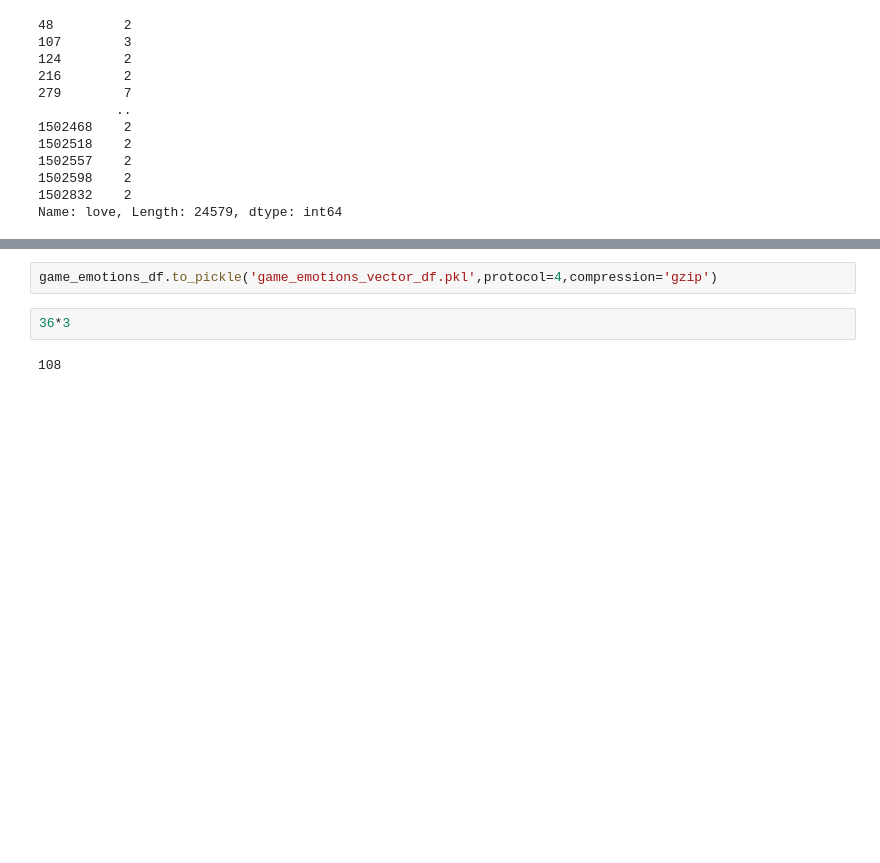
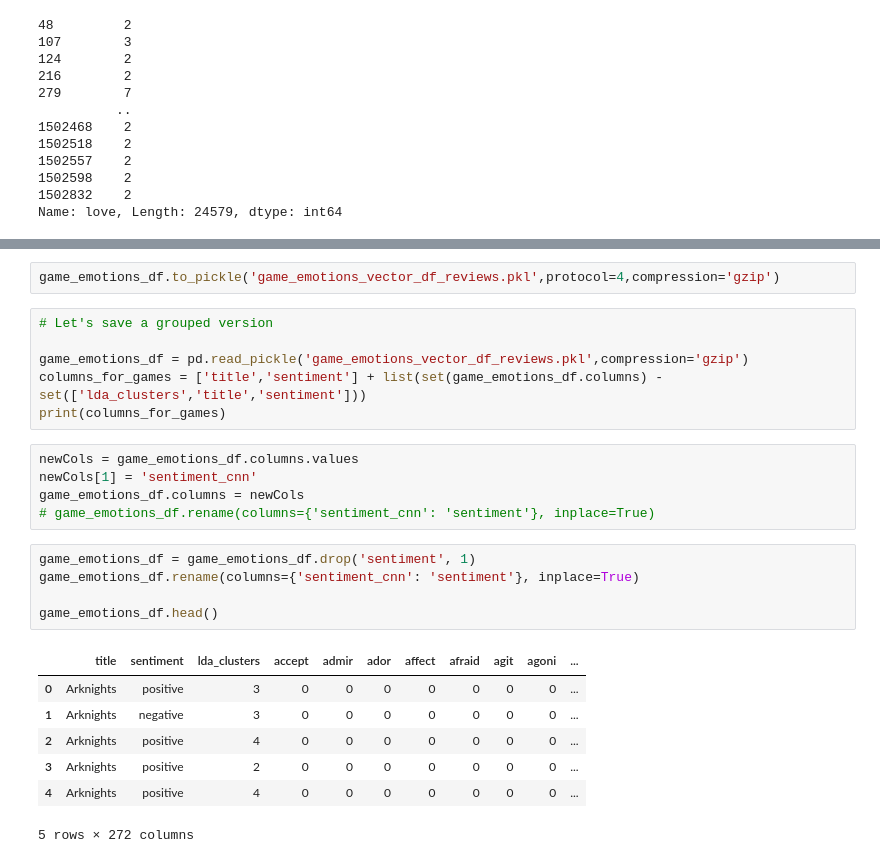
Before and after one commit to mdberryh/CapstoneGotchaGaming, a Jupyter notebook: Clustering_POS_WordVectors.ipynb, the cells around one changed output, grey strips where cells are left out. Saved outputs shown, nothing was run; the diff lists cells and outputs as text; blank space fills up the shorter version.

```diff
--- a/Clustering_POS_WordVectors.ipynb
+++ b/Clustering_POS_WordVectors.ipynb
@@ -802,6 +810,26 @@ game_emotions_df.head()
 # %%
-game_emotions_df.to_pickle('game_emotions_vector_df.pkl',protocol=4,compression='gzip')
+game_emotions_df.to_pickle('game_emotions_vector_df_reviews.pkl',protocol=4,compression='gzip')
-# %%
-36*3
-# %% [output]
-108
+# %%
+# Let's save a grouped version
+
+game_emotions_df = pd.read_pickle('game_emotions_vector_df_reviews.pkl',compression='gzip')
+columns_for_games = ['title','sentiment'] + list(set(game_emotions_df.columns) - set(['lda_clusters','title','sentiment']))
+print(columns_for_games)
+# %%
+newCols = game_emotions_df.columns.values
+newCols[1] = 'sentiment_cnn'
+game_emotions_df.columns = newCols
+# game_emotions_df.rename(columns={'sentiment_cnn': 'sentiment'}, inplace=True)
+# %%
+game_emotions_df = game_emotions_df.drop('sentiment', 1)
+game_emotions_df.rename(columns={'sentiment_cnn': 'sentiment'}, inplace=True)
+
+game_emotions_df.head()
+# %% [output]
+|  | title | sentiment | lda_clusters | accept | admir | ador | affect | afraid | agit | agoni | ... |
+| 0 | Arknights | positive | 3 | 0 | 0 | 0 | 0 | 0 | 0 | 0 | ... |
+| 1 | Arknights | negative | 3 | 0 | 0 | 0 | 0 | 0 | 0 | 0 | ... |
+| 2 | Arknights | positive | 4 | 0 | 0 | 0 | 0 | 0 | 0 | 0 | ... |
+| 3 | Arknights | positive | 2 | 0 | 0 | 0 | 0 | 0 | 0 | 0 | ... |
+| 4 | Arknights | positive | 4 | 0 | 0 | 0 | 0 | 0 | 0 | 0 | ... |
+5 rows × 272 columns
```
Also changed, not shown: parts of 27 cells of this notebook, 1 other file.
